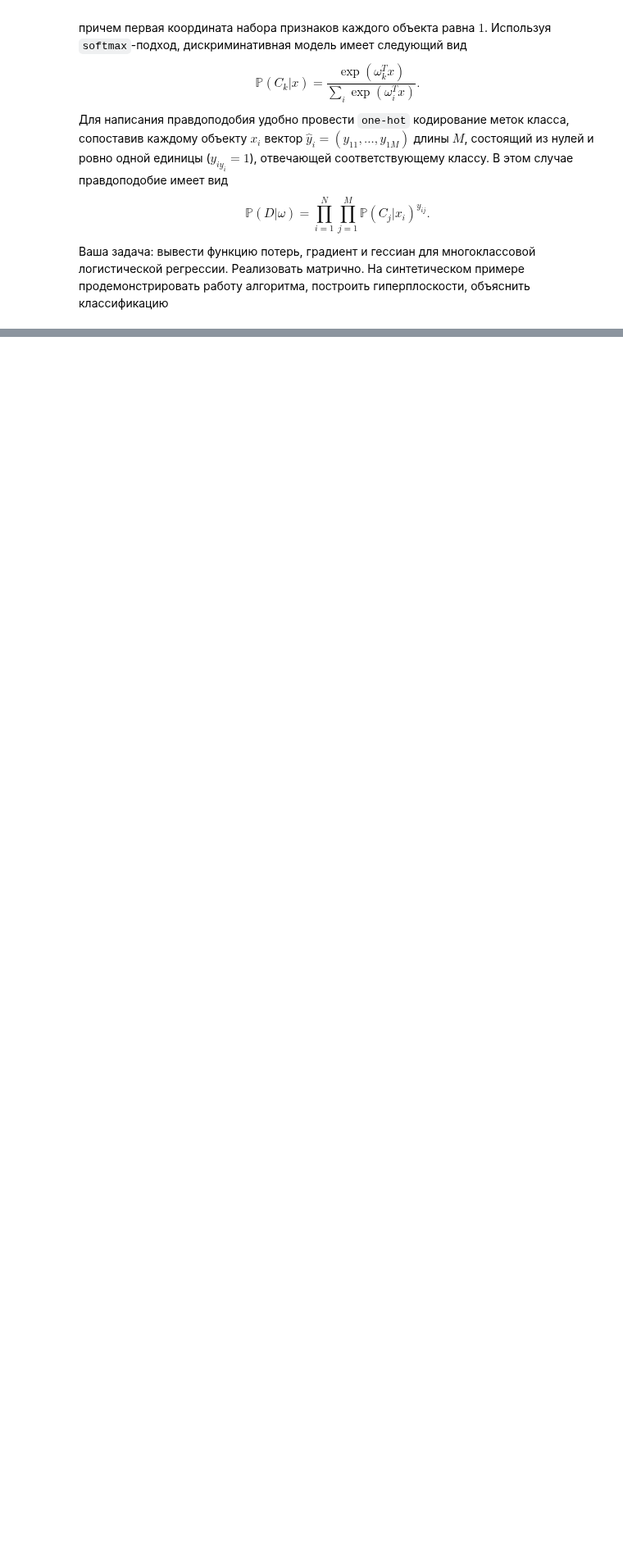
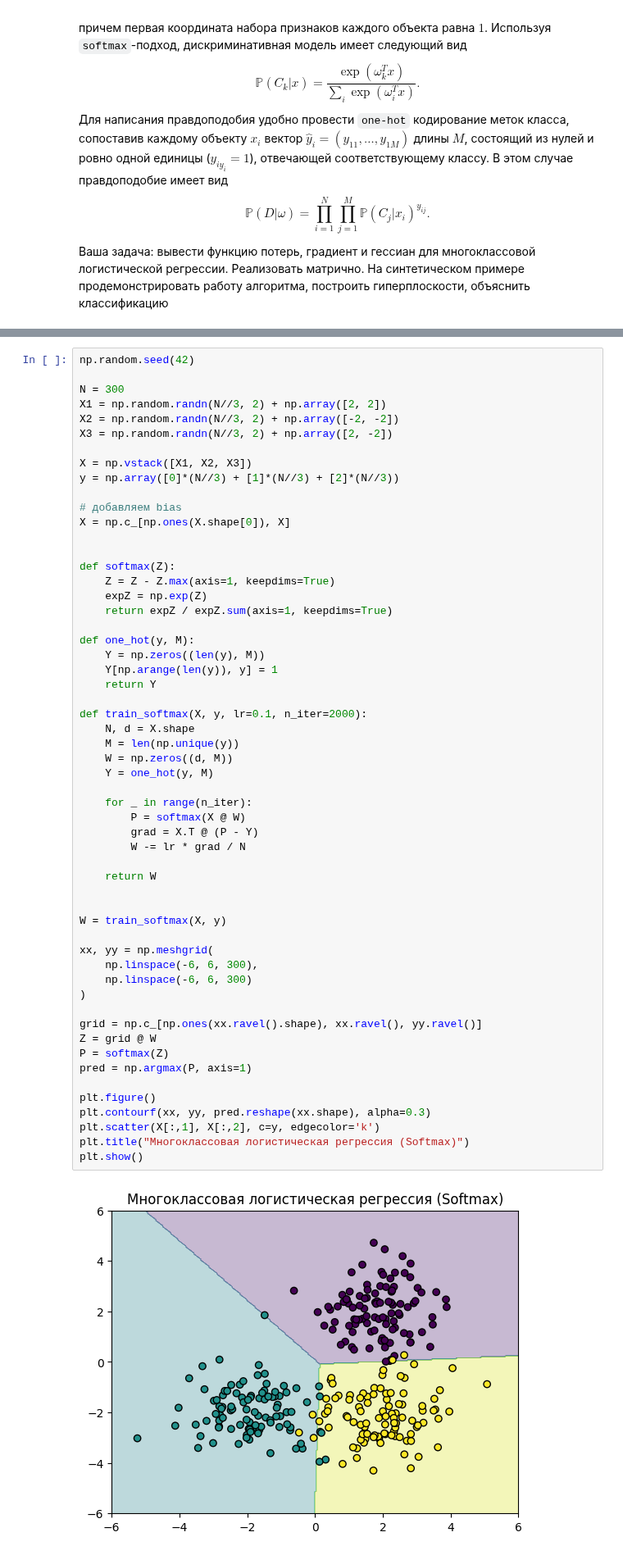
Before and after one commit to ITMO-NikitaGrishin/ITMO_ML, a Jupyter notebook: laba_05/Лабораторная работа 5.1 (Logreg).ipynb, the cells around one changed output, grey strips where cells are left out. Shown at 82% size. Cells and saved outputs as stored; diff of their text form; blank space fills up the shorter version.

```diff
--- a/laba_05/Лабораторная работа 5.1 (Logreg).ipynb
+++ b/laba_05/Лабораторная работа 5.1 (Logreg).ipynb
@@ -43,0 +409,58 @@ $$
+# %%
+np.random.seed(42)
+
+N = 300
+X1 = np.random.randn(N//3, 2) + np.array([2, 2])
+X2 = np.random.randn(N//3, 2) + np.array([-2, -2])
+X3 = np.random.randn(N//3, 2) + np.array([2, -2])
+
+X = np.vstack([X1, X2, X3])
+y = np.array([0]*(N//3) + [1]*(N//3) + [2]*(N//3))
+
+# добавляем bias
+X = np.c_[np.ones(X.shape[0]), X]
+
+
+def softmax(Z):
+    Z = Z - Z.max(axis=1, keepdims=True)
+    expZ = np.exp(Z)
+    return expZ / expZ.sum(axis=1, keepdims=True)
+
+def one_hot(y, M):
+    Y = np.zeros((len(y), M))
+    Y[np.arange(len(y)), y] = 1
+    return Y
+
+def train_softmax(X, y, lr=0.1, n_iter=2000):
+    N, d = X.shape
+    M = len(np.unique(y))
+    W = np.zeros((d, M))
+    Y = one_hot(y, M)
+
+    for _ in range(n_iter):
+        P = softmax(X @ W)
+        grad = X.T @ (P - Y)
+        W -= lr * grad / N
+
+    return W
+
+
+W = train_softmax(X, y)
+
+xx, yy = np.meshgrid(
+    np.linspace(-6, 6, 300),
+    np.linspace(-6, 6, 300)
+)
+
+grid = np.c_[np.ones(xx.ravel().shape), xx.ravel(), yy.ravel()]
+Z = grid @ W
+P = softmax(Z)
+pred = np.argmax(P, axis=1)
+
+plt.figure()
+plt.contourf(xx, yy, pred.reshape(xx.shape), alpha=0.3)
+plt.scatter(X[:,1], X[:,2], c=y, edgecolor='k')
+plt.title("Многоклассовая логистическая регрессия (Softmax)")
+plt.show()
+# %% [output]
+[figure, added]
```
Also changed, not shown: parts of 18 cells of this notebook.
